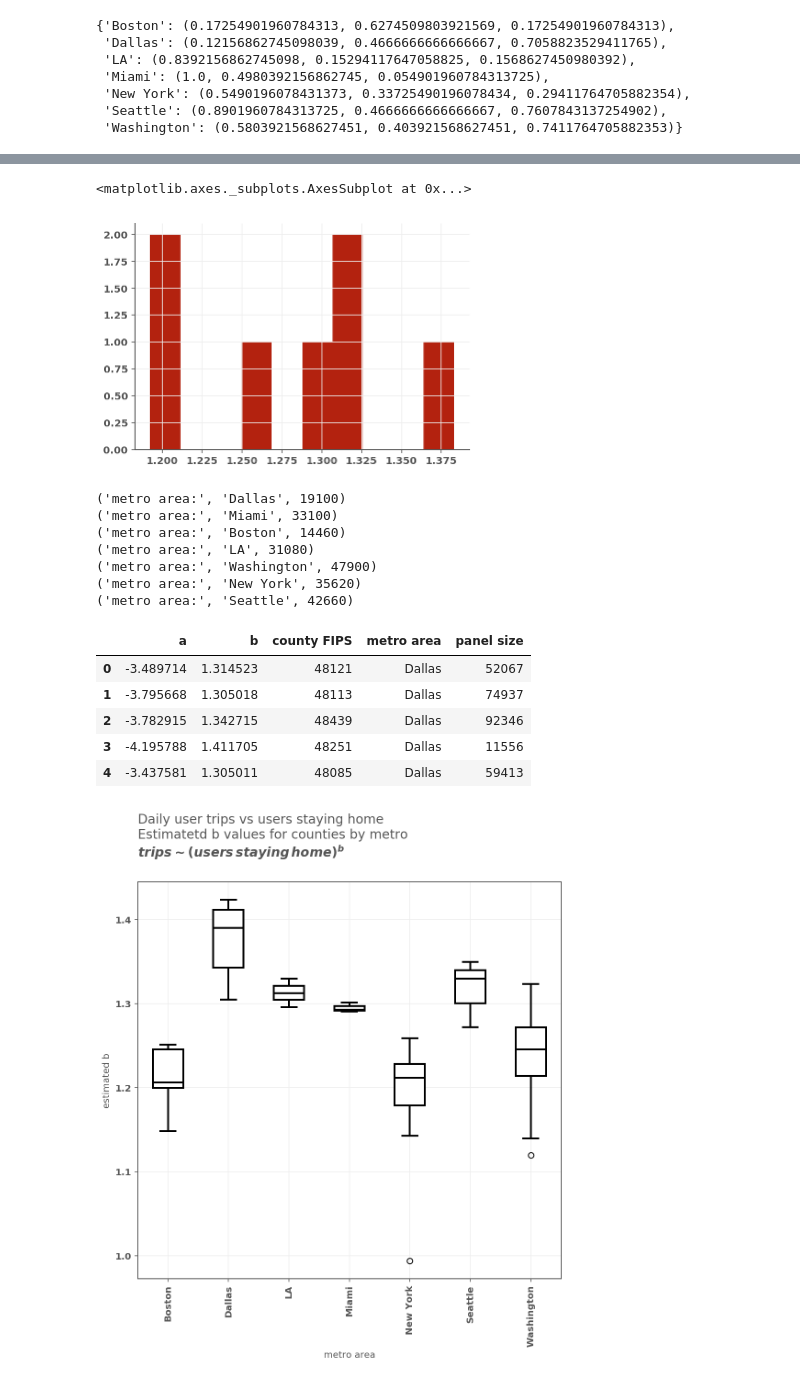
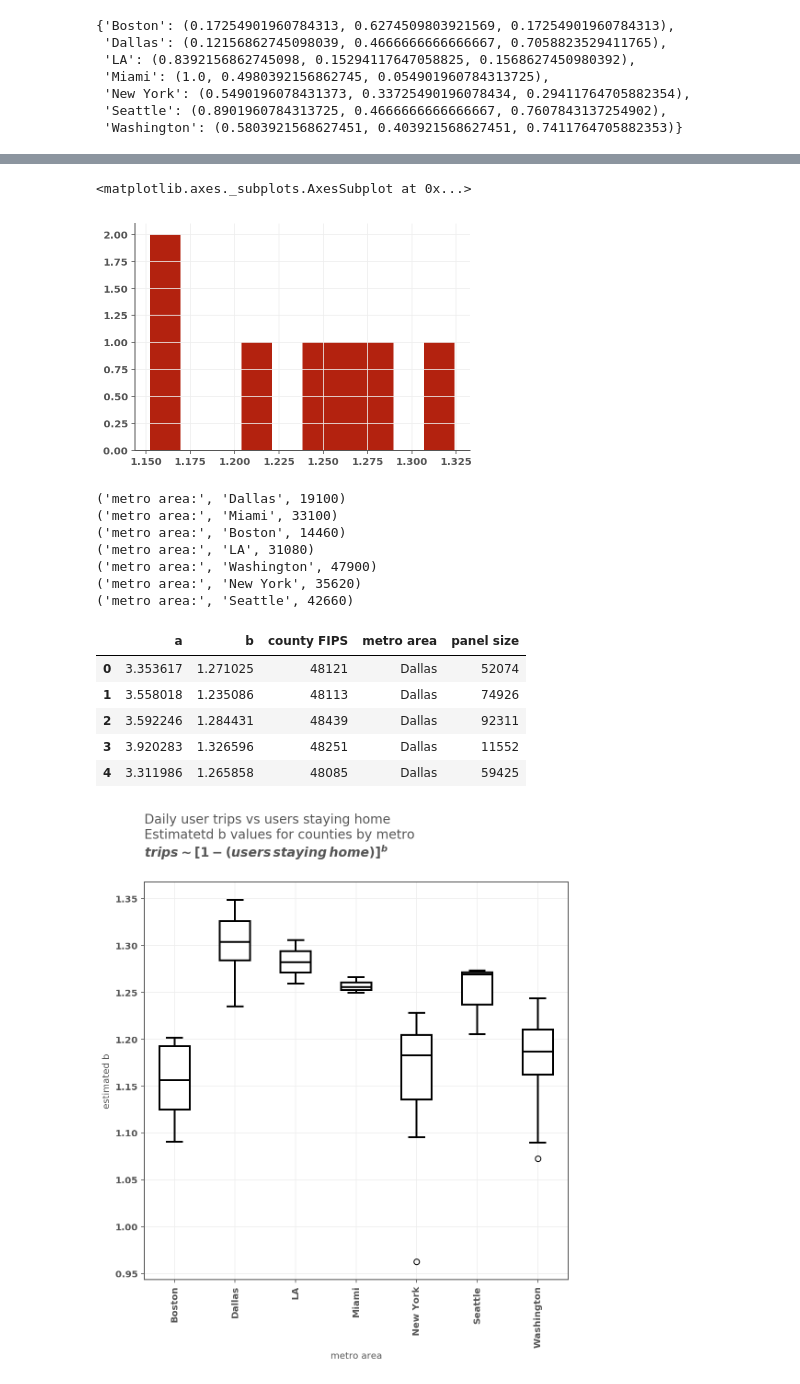
Before and after one commit to aberke/covid-19, a Jupyter notebook: trips_v_staying_home.ipynb, the cells around one changed output, grey strips where cells are left out. Saved outputs shown, nothing was run; the diff lists cells and outputs as text; code cells hidden in the pictures.

Commit message:
clean up for trips vs stay home  users notebook

```diff
--- a/trips_v_staying_home.ipynb
+++ b/trips_v_staying_home.ipynb
@@ -277,17 +272,13 @@ ALPHA='a'
 BETA='b'
 # %%
 def run_regression(df):
-    # avg trips = a x (avg stay home users)^b
-    # but a is negative
-    # log(avg trips) = log(a) + b x log(avg stay home users)
     log_avg_trips=np.log(df[AVG_TRIPS])
     inverted_log_avg_stay_home_users = np.log(1-df[AVG_STAY_HOME_USERS])
     y = log_avg_trips
     x = inverted_log_avg_stay_home_users
 
-    b, log_a_inverted, r_value, p_value, std_err = stats.linregress(x.values,y.values)
-    # print(b, log_a_inverted, r_value, p_value, std_err)
-    a = math.exp(log_a_inverted)*(-1)
+    b, log_a, r_value, p_value, std_err = stats.linregress(x.values,y.values)
+    a = math.exp(log_a)
     r_sq = r_value**2
     CI_95 = [b - 1.960*std_err, b + 1.960*std_err]
     return a,b,r_sq, CI_95
@@ -330,7 +321,7 @@ metro_regression_results_df.head()
 metro_regression_results_df[BETA].hist()
 # %% [output]
 <matplotlib.axes._subplots.AxesSubplot at 0x...>
-[figure, old version]
+[figure, new version]
 # %%
 fips_records = []
 for metro_area,df in metro_area_to_county_data.items():
@@ -363,11 +354,11 @@ metro_county_regression_results_df = pd.DataFrame(fips_records)
 metro_county_regression_results_df.head()
 # %% [output]
 |  | a | b | county FIPS | metro area | panel size |
-| 0 | -3.489714 | 1.314523 | 48121 | Dallas | 52067 |
-| 1 | -3.795668 | 1.305018 | 48113 | Dallas | 74937 |
-| 2 | -3.782915 | 1.342715 | 48439 | Dallas | 92346 |
-| 3 | -4.195788 | 1.411705 | 48251 | Dallas | 11556 |
-| 4 | -3.437581 | 1.305011 | 48085 | Dallas | 59413 |
+| 0 | 3.353617 | 1.271025 | 48121 | Dallas | 52074 |
+| 1 | 3.558018 | 1.235086 | 48113 | Dallas | 74926 |
+| 2 | 3.592246 | 1.284431 | 48439 | Dallas | 92311 |
+| 3 | 3.920283 | 1.326596 | 48251 | Dallas | 11552 |
+| 4 | 3.311986 | 1.265858 | 48085 | Dallas | 59425 |
 # %%
 figure, ax = plt.subplots(figsize=(8, 8))
 
@@ -381,32 +372,32 @@ bp = metro_county_regression_results_df.boxplot(column=BETA,
     )
 
 linewidth=2
 
 [[item.set_color('black') for item in bp[key]['boxes']] for key in bp.keys()]
 [[item.set_facecolor('white') for item in bp[key]['boxes']] for key in bp.keys()]
 [[item.set_color('black') for item in bp[key]['fliers']] for key in bp.keys()]
 [[item.set_color('black') for item in bp[key]['medians']] for key in bp.keys()]
 [[item.set_color('black') for item in bp[key]['whiskers']] for key in bp.keys()]
 [[item.set_linewidth(linewidth) for item in bp[key]['boxes']] for key in bp.keys()]
 [[item.set_linewidth(linewidth) for item in bp[key]['fliers']] for key in bp.keys()]
 [[item.set_linewidth(linewidth) for item in bp[key]['medians']] for key in bp.keys()]
 [[item.set_linewidth(linewidth) for item in bp[key]['whiskers']] for key in bp.keys()]
 [[item.set_linewidth(linewidth) for item in bp[key]['caps']] for key in bp.keys()]
 
 # plt.xticks(rotation=90)
 ax.set_ylabel('estimated b')
 ax.spines['top'].set_visible(True)
 ax.spines['right'].set_visible(True)
 
 title = ('Daily user trips vs users staying home\n' + \
          'Estimatetd b values for counties by metro\n' + \
-        '$trips \sim (users\, staying\, home)^b$\n')
+        '$trips \sim [1 - (users\, staying\, home)]^b$\n')
 plt.title('')
 plt.suptitle('')
 ax.set_title(title,
              loc='left', # left align
              # fontdict={'fontsize':16},
             )
 plt.show()
 # %% [output]
-[figure, old version]
+[figure, new version]
```
Also changed, not shown: parts of 4 cells of this notebook.
